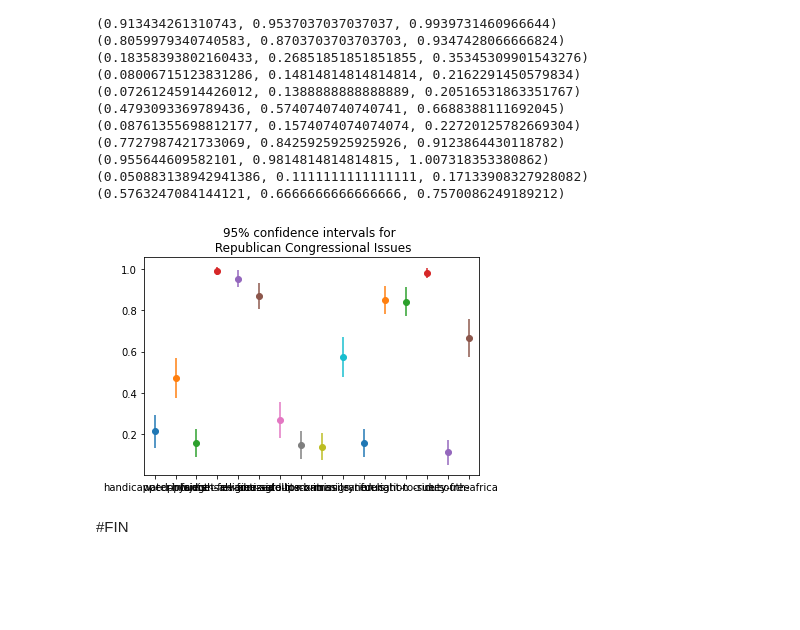
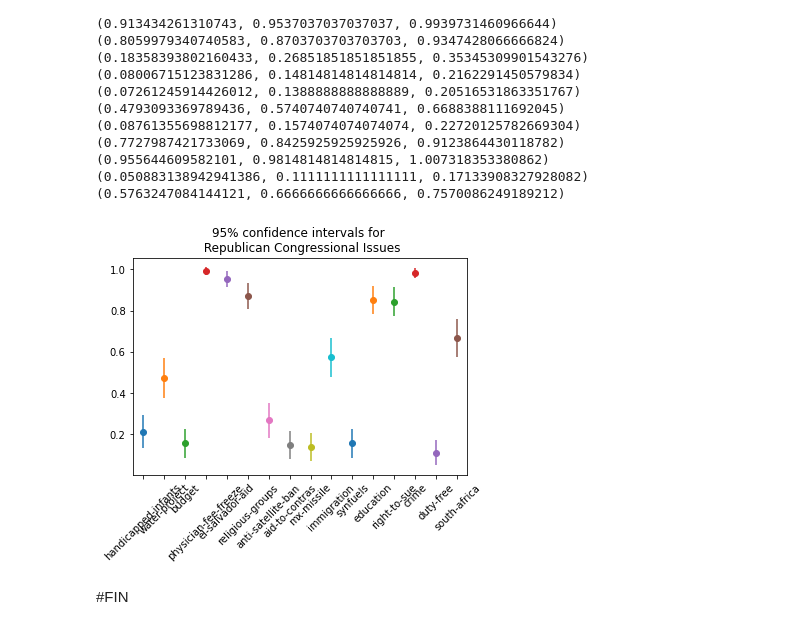
Before and after one commit to JeremySpradlin/DS-Unit-1-Sprint-2-Statistics, a Jupyter notebook: module3/Jeremy_Spradlin_LS_DS17_123_Confidence_Intervals_Assignment.ipynb, the cells around one changed output. Saved outputs shown, nothing was run; the diff lists cells and outputs as text; code cells hidden in the pictures; blank space fills up the shorter version.

```diff
--- a/module3/Jeremy_Spradlin_LS_DS17_123_Confidence_Intervals_Assignment.ipynb
+++ b/module3/Jeremy_Spradlin_LS_DS17_123_Confidence_Intervals_Assignment.ipynb
@@ -538,29 +538,29 @@ print(CI16)
 # %%
 plt.errorbar(x=0, y=CI1[1], yerr=(CI1[2]-CI1[1]), fmt='o')
 plt.errorbar(x=1, y=CI2[1], yerr=(CI2[2]-CI2[1]), fmt='o')
 plt.errorbar(x=2, y=CI3[1], yerr=(CI3[2]-CI3[1]), fmt='o')
 plt.errorbar(x=3, y=CI4[1], yerr=(CI4[2]-CI4[1]), fmt='o')
 plt.errorbar(x=4, y=CI5[1], yerr=(CI5[2]-CI5[1]), fmt='o')
 plt.errorbar(x=5, y=CI6[1], yerr=(CI6[2]-CI6[1]), fmt='o')
 plt.errorbar(x=6, y=CI7[1], yerr=(CI7[2]-CI7[1]), fmt='o')
 plt.errorbar(x=7, y=CI8[1], yerr=(CI8[2]-CI8[1]), fmt='o')
 plt.errorbar(x=8, y=CI9[1], yerr=(CI9[2]-CI9[1]), fmt='o')
 plt.errorbar(x=9, y=CI10[1], yerr=(CI10[2]-CI10[1]), fmt='o')
 plt.errorbar(x=10, y=CI11[1], yerr=(CI11[2]-CI11[1]), fmt='o')
 plt.errorbar(x=11, y=CI12[1], yerr=(CI12[2]-CI12[1]), fmt='o')
 plt.errorbar(x=12, y=CI13[1], yerr=(CI13[2]-CI13[1]), fmt='o')
 plt.errorbar(x=13, y=CI14[1], yerr=(CI14[2]-CI14[1]), fmt='o')
 plt.errorbar(x=14, y=CI15[1], yerr=(CI15[2]-CI15[1]), fmt='o')
 plt.errorbar(x=15, y=CI16[1], yerr=(CI16[2]-CI16[1]), fmt='o')
 plt.title('95% confidence intervals for \n Republican Congressional Issues')
 #plt.xticks(ticks=[0,1], labels=issues)
 plt.xticks(ticks=[0,1,2,3,4,5,6,7,8,9,10,11,12,13,14,15], labels=['handicapped-infants', 'water-project', 'budget',
                   'physician-fee-freeze', 'el-salvador-aid', 'religious-groups',
                   'anti-satellite-ban', 'aid-to-contras', 'mx-missile', 'immigration',
-                  'synfuels', 'education', 'right-to-sue', 'crime', 'duty-free', 'south-africa'])
+                  'synfuels', 'education', 'right-to-sue', 'crime', 'duty-free', 'south-africa'], rotation=45)
 plt.xlim(-.5, 15.5)
 plt.show()
 # %% [output]
-[figure, old version]
+[figure, new version]
 # %% [markdown]
 #FIN
```
